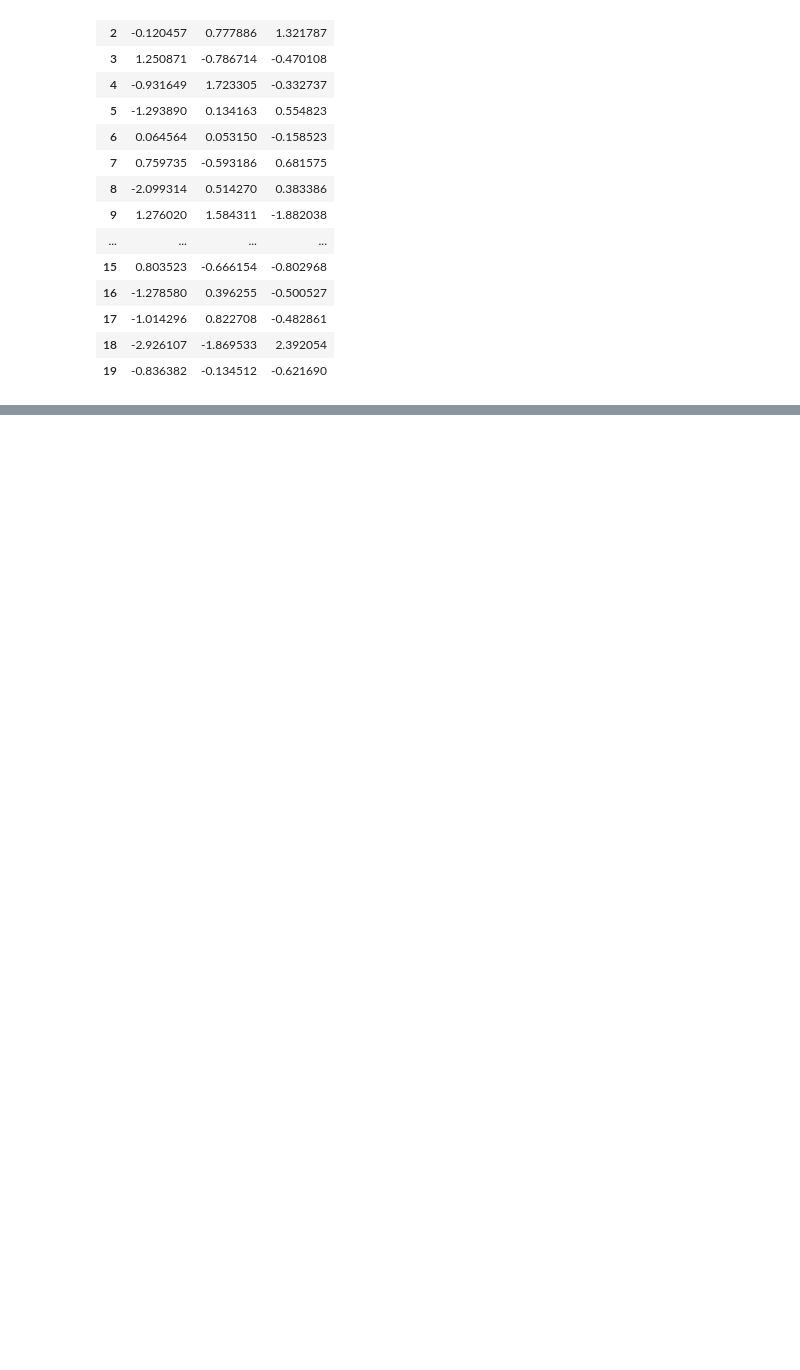
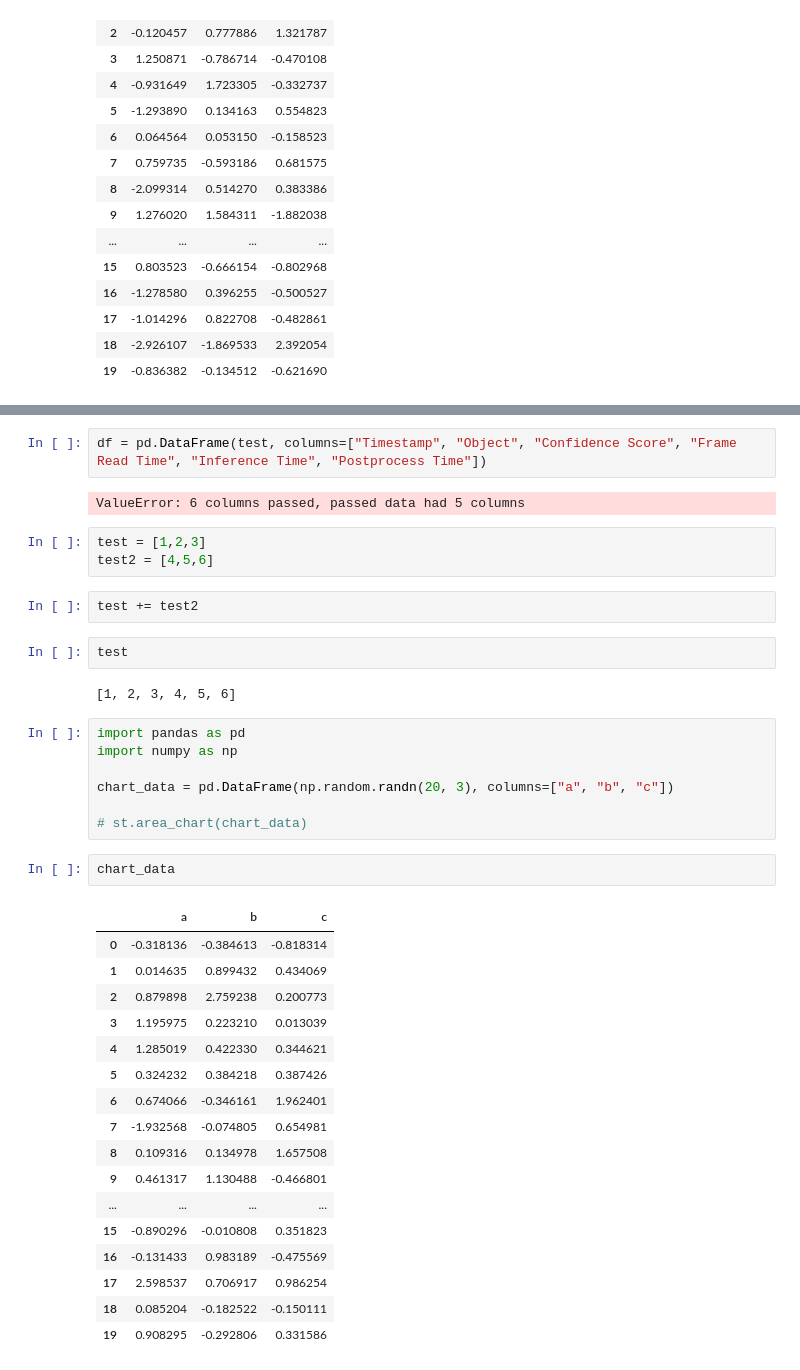
Before and after one commit to bmunday3/streamlit-experimentation, a Jupyter notebook: nantucket-multipage/pandas_testing.ipynb, the cells around one changed output, grey strips where cells are left out. Drawn from its saved outputs; the diff is of its cells as text; blank space fills up the shorter version.

```diff
--- a/nantucket-multipage/pandas_testing.ipynb
+++ b/nantucket-multipage/pandas_testing.ipynb
@@ -128,0 +190,40 @@ chart_data
+# %%
+df = pd.DataFrame(test, columns=["Timestamp", "Object", "Confidence Score", "Frame Read Time", "Inference Time", "Postprocess Time"])
+# %% [output]
+ValueError: 6 columns passed, passed data had 5 columns
+# %%
+test = [1,2,3]
+test2 = [4,5,6]
+# %%
+test += test2
+# %%
+test
+# %% [output]
+[1, 2, 3, 4, 5, 6]
+# %%
+import pandas as pd
+import numpy as np
+
+chart_data = pd.DataFrame(np.random.randn(20, 3), columns=["a", "b", "c"])
+
+# st.area_chart(chart_data)
+# %%
+chart_data
+# %% [output]
+|  | a | b | c |
+| 0 | -0.318136 | -0.384613 | -0.818314 |
+| 1 | 0.014635 | 0.899432 | 0.434069 |
+| 2 | 0.879898 | 2.759238 | 0.200773 |
+| 3 | 1.195975 | 0.223210 | 0.013039 |
+| 4 | 1.285019 | 0.422330 | 0.344621 |
+| 5 | 0.324232 | 0.384218 | 0.387426 |
+| 6 | 0.674066 | -0.346161 | 1.962401 |
+| 7 | -1.932568 | -0.074805 | 0.654981 |
+| 8 | 0.109316 | 0.134978 | 1.657508 |
+| 9 | 0.461317 | 1.130488 | -0.466801 |
+| ... | ... | ... | ... |
+| 15 | -0.890296 | -0.010808 | 0.351823 |
+| 16 | -0.131433 | 0.983189 | -0.475569 |
+| 17 | 2.598537 | 0.706917 | 0.986254 |
+| 18 | 0.085204 | -0.182522 | -0.150111 |
+| 19 | 0.908295 | -0.292806 | 0.331586 |
```
Also changed, not shown: parts of 13 cells of this notebook, 17 other files.
